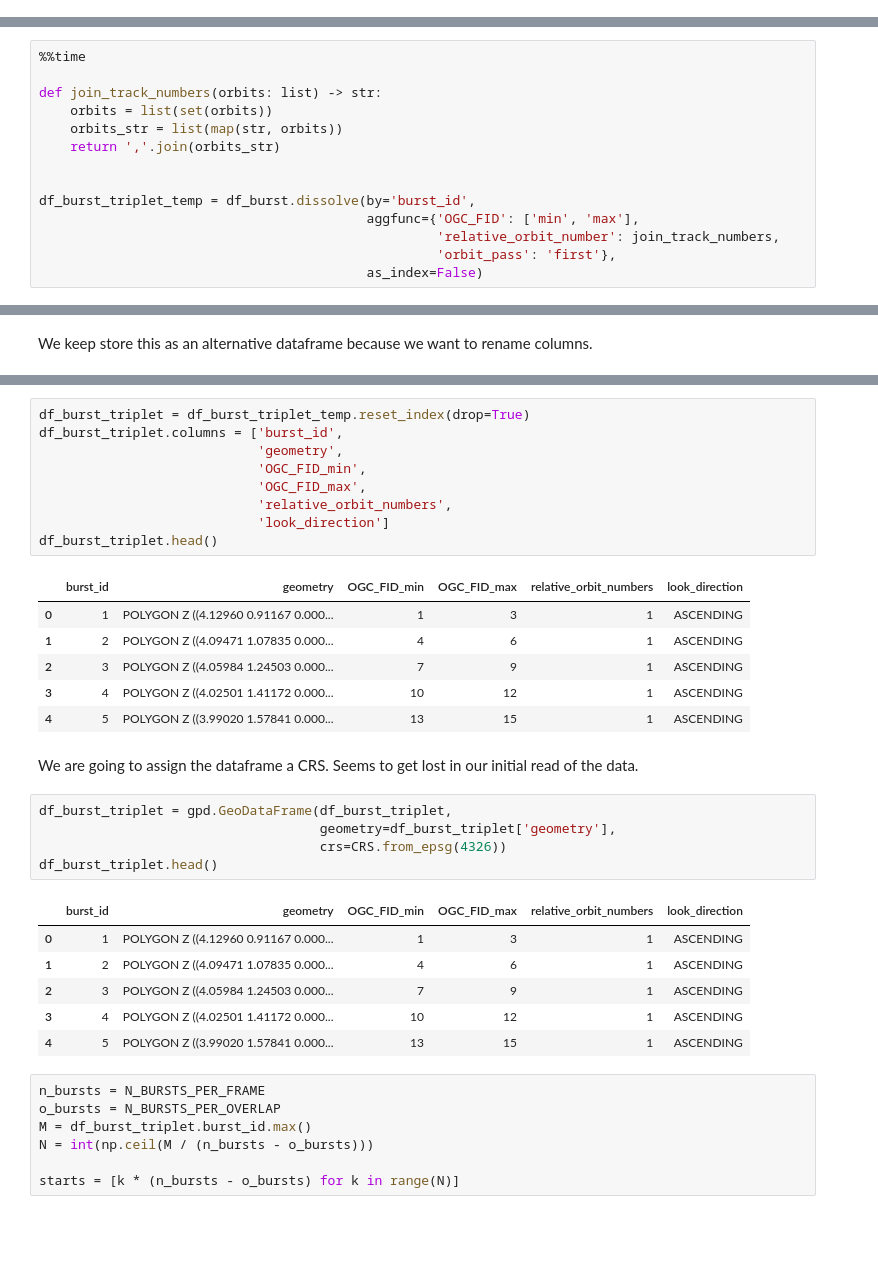
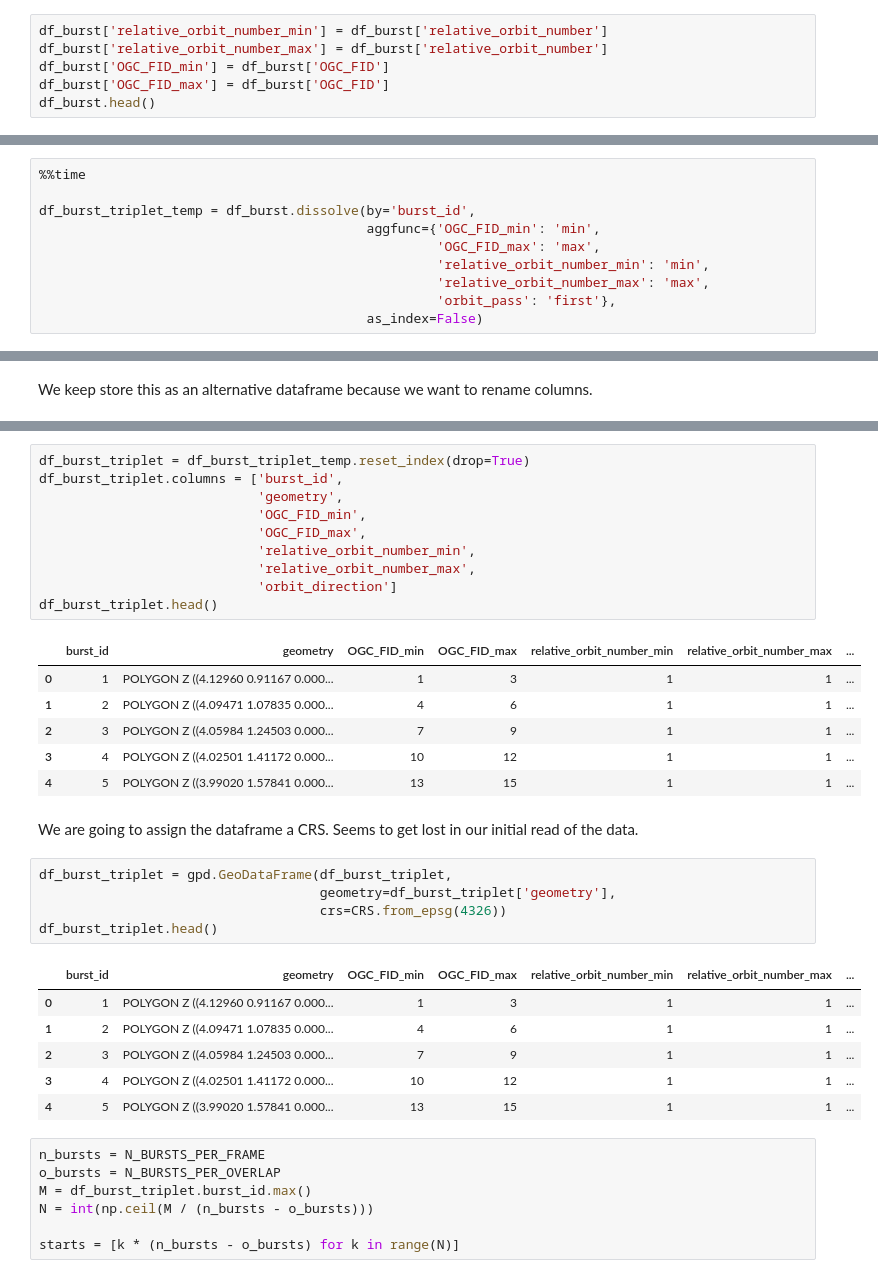
Before and after one commit to ACCESS-Cloud-Based-InSAR/s1-frame-generation, a Jupyter notebook: 1 Generate Frames from S1-bursts.ipynb, the cells around one changed output, grey strips where cells are left out. Cells and saved outputs as stored; diff of their text form; blank space fills up the shorter version.

```diff
--- a/1 Generate Frames from S1-bursts.ipynb
+++ b/1 Generate Frames from S1-bursts.ipynb
@@ -47,0 +47,6 @@ df_burst.head()
+# %%
+df_burst['relative_orbit_number_min'] = df_burst['relative_orbit_number']
+df_burst['relative_orbit_number_max'] = df_burst['relative_orbit_number']
+df_burst['OGC_FID_min'] = df_burst['OGC_FID']
+df_burst['OGC_FID_max'] = df_burst['OGC_FID']
+df_burst.head()
@@ -57,15 +69,11 @@ df_burst.head(30).plot(column='burst_id', categorical=True)
 # %%
 %%time
 
-def join_track_numbers(orbits: list) -> str:
-    orbits = list(set(orbits))
-    orbits_str = list(map(str, orbits))
-    return ','.join(orbits_str)
-
-
 df_burst_triplet_temp = df_burst.dissolve(by='burst_id',
-                                          aggfunc={'OGC_FID': ['min', 'max'],
-                                                   'relative_orbit_number': join_track_numbers,
+                                          aggfunc={'OGC_FID_min': 'min',
+                                                   'OGC_FID_max': 'max',
+                                                   'relative_orbit_number_min': 'min',
+                                                   'relative_orbit_number_max': 'max',
                                                    'orbit_pass': 'first'},
                                           as_index=False)
 # %% [output]
@@ -85,19 +93,20 @@ df_burst_triplet_temp.head()
 # %%
 df_burst_triplet = df_burst_triplet_temp.reset_index(drop=True)
 df_burst_triplet.columns = ['burst_id',
                             'geometry',
                             'OGC_FID_min',
                             'OGC_FID_max',
-                            'relative_orbit_numbers',
-                            'look_direction']
+                            'relative_orbit_number_min',
+                            'relative_orbit_number_max',
+                            'orbit_direction']
 df_burst_triplet.head()
 # %% [output]
-|  | burst_id | geometry | OGC_FID_min | OGC_FID_max | relative_orbit_numbers | look_direction |
-| 0 | 1 | POLYGON Z ((4.12960 0.91167 0.000... | 1 | 3 | 1 | ASCENDING |
-| 1 | 2 | POLYGON Z ((4.09471 1.07835 0.000... | 4 | 6 | 1 | ASCENDING |
-| 2 | 3 | POLYGON Z ((4.05984 1.24503 0.000... | 7 | 9 | 1 | ASCENDING |
-| 3 | 4 | POLYGON Z ((4.02501 1.41172 0.000... | 10 | 12 | 1 | ASCENDING |
-| 4 | 5 | POLYGON Z ((3.99020 1.57841 0.000... | 13 | 15 | 1 | ASCENDING |
+|  | burst_id | geometry | OGC_FID_min | OGC_FID_max | relative_orbit_number_min | relative_orbit_number_max | ... |
+| 0 | 1 | POLYGON Z ((4.12960 0.91167 0.000... | 1 | 3 | 1 | 1 | ... |
+| 1 | 2 | POLYGON Z ((4.09471 1.07835 0.000... | 4 | 6 | 1 | 1 | ... |
+| 2 | 3 | POLYGON Z ((4.05984 1.24503 0.000... | 7 | 9 | 1 | 1 | ... |
+| 3 | 4 | POLYGON Z ((4.02501 1.41172 0.000... | 10 | 12 | 1 | 1 | ... |
+| 4 | 5 | POLYGON Z ((3.99020 1.57841 0.000... | 13 | 15 | 1 | 1 | ... |
 # %% [markdown]
 We are going to assign the dataframe a CRS. Seems to get lost in our initial read of the data.
 # %%
@@ -106,12 +115,12 @@ df_burst_triplet = gpd.GeoDataFrame(df_burst_triplet,
                                     crs=CRS.from_epsg(4326))
 df_burst_triplet.head()
 # %% [output]
-|  | burst_id | geometry | OGC_FID_min | OGC_FID_max | relative_orbit_numbers | look_direction |
-| 0 | 1 | POLYGON Z ((4.12960 0.91167 0.000... | 1 | 3 | 1 | ASCENDING |
-| 1 | 2 | POLYGON Z ((4.09471 1.07835 0.000... | 4 | 6 | 1 | ASCENDING |
-| 2 | 3 | POLYGON Z ((4.05984 1.24503 0.000... | 7 | 9 | 1 | ASCENDING |
-| 3 | 4 | POLYGON Z ((4.02501 1.41172 0.000... | 10 | 12 | 1 | ASCENDING |
-| 4 | 5 | POLYGON Z ((3.99020 1.57841 0.000... | 13 | 15 | 1 | ASCENDING |
+|  | burst_id | geometry | OGC_FID_min | OGC_FID_max | relative_orbit_number_min | relative_orbit_number_max | ... |
+| 0 | 1 | POLYGON Z ((4.12960 0.91167 0.000... | 1 | 3 | 1 | 1 | ... |
+| 1 | 2 | POLYGON Z ((4.09471 1.07835 0.000... | 4 | 6 | 1 | 1 | ... |
+| 2 | 3 | POLYGON Z ((4.05984 1.24503 0.000... | 7 | 9 | 1 | 1 | ... |
+| 3 | 4 | POLYGON Z ((4.02501 1.41172 0.000... | 10 | 12 | 1 | 1 | ... |
+| 4 | 5 | POLYGON Z ((3.99020 1.57841 0.000... | 13 | 15 | 1 | 1 | ... |
 # %%
 n_bursts = N_BURSTS_PER_FRAME
 o_bursts = N_BURSTS_PER_OVERLAP
```
Also changed, not shown: parts of 34 cells of this notebook, 1 other file.
